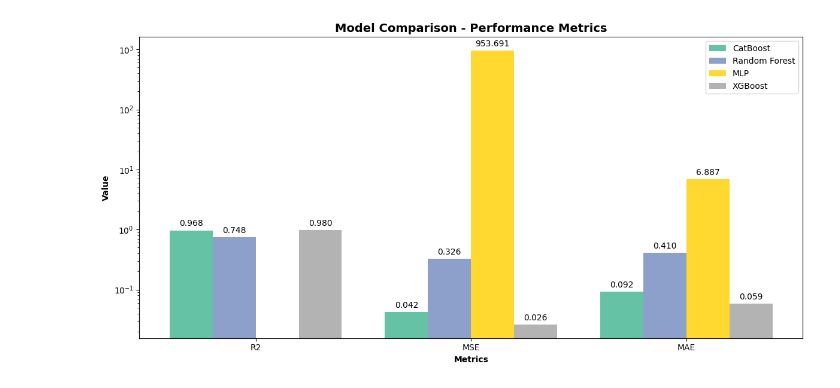
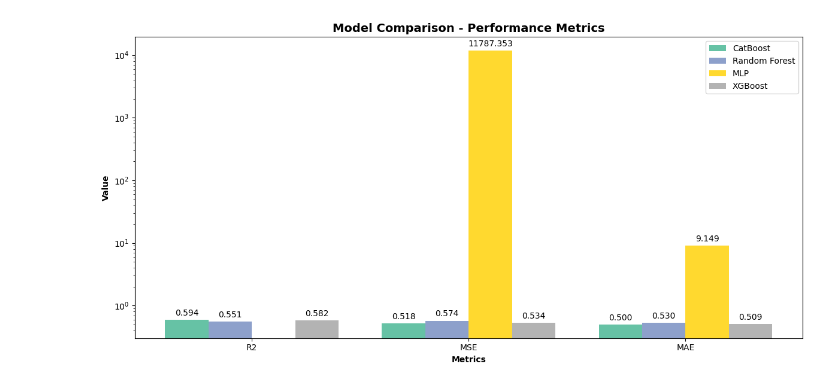
Before and after one commit to phongvt2004/IMDB-movie-rating-new, a Jupyter notebook: modeling.ipynb, the cells around one changed output. Drawn from its saved outputs; the diff is of its cells as text; code cells hidden in the pictures.

```diff
--- a/modeling.ipynb
+++ b/modeling.ipynb
@@ -75,7 +76,7 @@ def train_random_forest(X_train, y_train):
         'max_depth': [10, 15],
     }
     rf_regressor = RandomForestRegressor(random_state=42)
-    grid_search = GridSearchCV(rf_regressor, param_grid, cv=5, scoring='r2', n_jobs=-1)
+    grid_search = GridSearchCV(rf_regressor, param_grid, cv=5, scoring='neg_mean_absolute_error', n_jobs=-1)
     grid_search.fit(X_train, y_train)
     best_params = grid_search.best_params_
     best_rf_model = grid_search.best_estimator_
@@ -95,14 +96,14 @@ from sklearn.neural_network import MLPRegressor
 
 def train_mlp(X_train, y_train):
     param_grid = {
-        'hidden_layer_sizes': [(64, 64), (64, 128, 64)],
+        'hidden_layer_sizes': [(32, 256, 1024, 256, 32), (32, 256, 1024, 1024, 256, 32)],
         'activation': ['relu'],
         'solver': ['adam'],
-        'alpha': [0.001, 0.01],
-        'learning_rate_init': [0.01, 0.1]
+        'alpha': [0.01],
+        'learning_rate_init': [0.1]
     }
     mlp_regressor = MLPRegressor(random_state=42, max_iter=200, early_stopping=True, batch_size=1024)
-    grid_search = GridSearchCV(mlp_regressor, param_grid, cv=5, scoring='r2', n_jobs=-1)
+    grid_search = GridSearchCV(mlp_regressor, param_grid, cv=5, scoring='neg_mean_absolute_error', n_jobs=-1)
     grid_search.fit(X_train, y_train)
     best_params = grid_search.best_params_
     best_mlp_model = grid_search.best_estimator_
@@ -125,12 +126,12 @@ import xgboost as xgb
 
 def train_xgboost(X_train, y_train):
     param_grid = {
-        'n_estimators': [500, 800],
-        'learning_rate': [0.1, 1],
-        'max_depth': [15, 10],
+        'n_estimators': [500, 800, 1200],
+        'learning_rate': [0.1],
+        'max_depth': [15, 10, 20],
     }
     xgb_regressor = xgb.XGBRegressor(device="cuda", random_state=42, objective='reg:squarederror')
-    grid_search = GridSearchCV(xgb_regressor, param_grid, cv=5, scoring='r2', n_jobs=-1)
+    grid_search = GridSearchCV(xgb_regressor, param_grid, cv=5, scoring='neg_mean_absolute_error', n_jobs=-1)
     grid_search.fit(X_train, y_train)
     best_params = grid_search.best_params_
     best_xgb_model = grid_search.best_estimator_
@@ -160,12 +161,12 @@ from catboost import CatBoostRegressor
 
 def train_catboost(X_train, y_train):
     param_grid = {
-        'iterations': [500, 800],
-        'learning_rate': [0.1, 1],
-        'depth': [10, 15]
+        'iterations': [500, 800, 1200],
+        'learning_rate': [0.1],
+        'depth': [10, 15, 20]
     }
     cb_regressor = CatBoostRegressor(random_seed=29, verbose=0, task_type="GPU", devices='0')
-    grid_search = GridSearchCV(cb_regressor, param_grid, cv=5, scoring='r2')
+    grid_search = GridSearchCV(cb_regressor, param_grid, cv=5, scoring='neg_mean_absolute_error')
     grid_search.fit(X_train, y_train)
     best_params = grid_search.best_params_
     best_cb_model = grid_search.best_estimator_
@@ -193,7 +211,7 @@ def collect_metrics(model, name, X_test, y_test):
     r2 = model.score(X_test, y_test)
     mse = mean_squared_error(y_test, y_pred)
     mae = mean_absolute_error(y_test, y_pred)
-    metrics[name] = {'R²': r2, 'MSE': mse, 'MAE': mae}
+    metrics[name] = {'R2': r2, 'MSE': mse, 'MAE': mae}
 
 collect_metrics(best_cb_model, 'CatBoost', X_test, y_test)
 collect_metrics(best_rf_model, 'Random Forest', X_test, y_test)
@@ -207,40 +225,35 @@ model_names = list(metrics.keys())
 # --- Create the plot ---
 fig, ax = plt.subplots(figsize=(12, 6))
 
 # --- Bar width and positions ---
 bar_width = 0.2
 x = np.arange(len(metric_names))
 
 # --- Color Palette ---
 colors = plt.cm.Set2(np.linspace(0, 1, len(model_names)))  # Using a colormap
 
 # --- Plotting the bars for each model ---
 for i, model_name in enumerate(model_names):
     metric_values = [metrics[model_name][metric] for metric in metric_names]
     rects = ax.bar(x + i * bar_width, metric_values, bar_width, label=model_name, color=colors[i])
     ax.bar_label(rects, padding=3, fmt='%.3f')
 
 # --- Customize the plot ---
 ax.set_xlabel('Metrics', fontweight='bold')
 ax.set_ylabel('Value', fontweight='bold')
 ax.set_title('Model Comparison - Performance Metrics', fontweight='bold', fontsize=14)
 ax.set_xticks(x + bar_width * (len(model_names) - 1) / 2)
 ax.set_xticklabels(metric_names)
 ax.legend()
 
 # --- Log Scale for MSE ---
-ax.set_yscale('log')  # Apply log scale to the entire y-axis
-# OR, create a separate y-axis for MSE:
-# ax2 = ax.twinx()
-# ax2.set_ylabel('MSE (log scale)', color='tab:red')
-# ax2.set_yscale('log')
-# Plot MSE bars on ax2 using a different color if needed
+ax.set_yscale('log')
 
 # --- Adjust layout and display ---
 fig.tight_layout()
 plt.show()
 # %% [output]
-[figure, old version]
+[figure, new version]
 # %%
 # --- Save the model (JSON format) ---
 best_xgb_model.save_model("xgboost_model.json")
```
Also changed, not shown: parts of 7 cells of this notebook, 6 other files.
